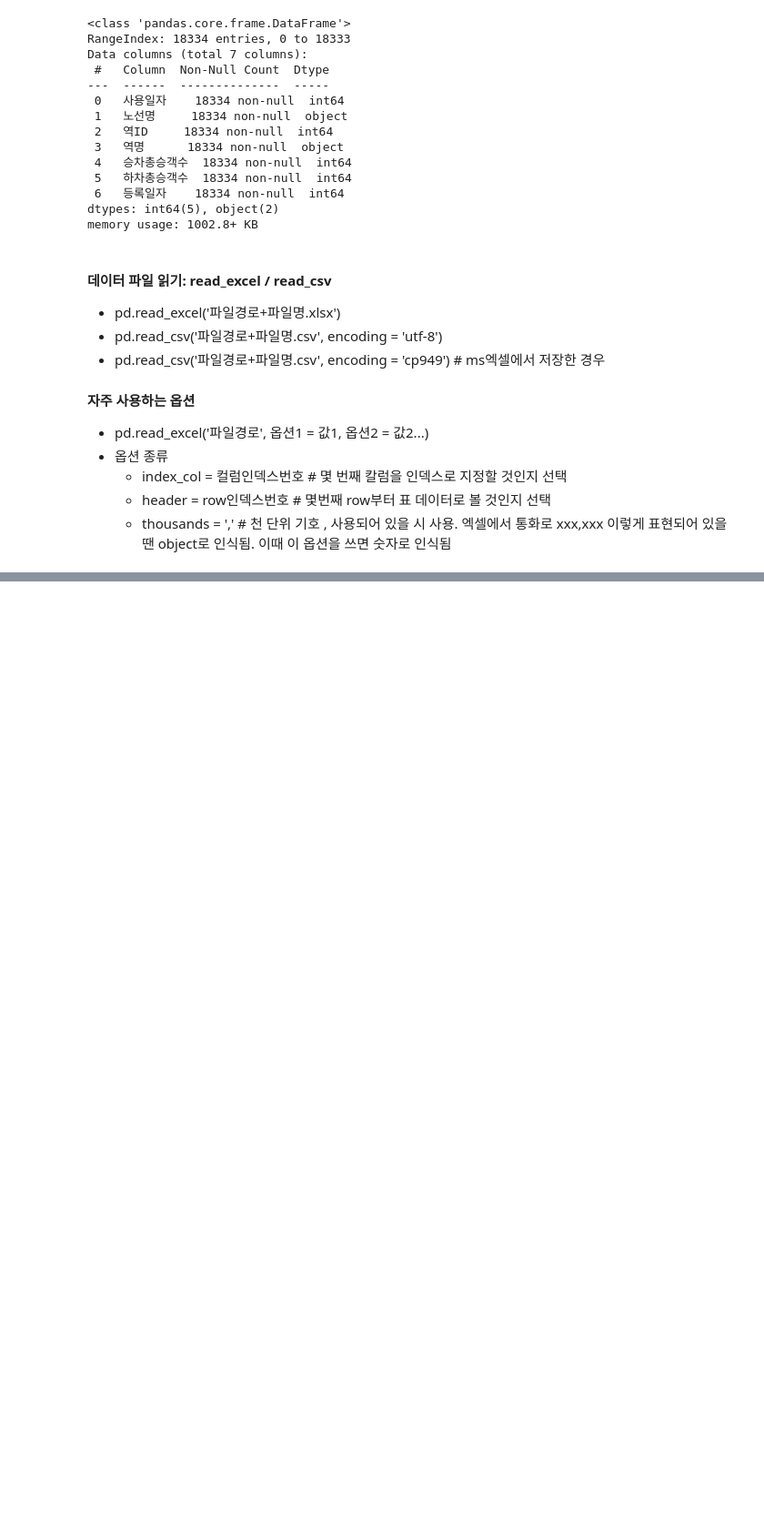
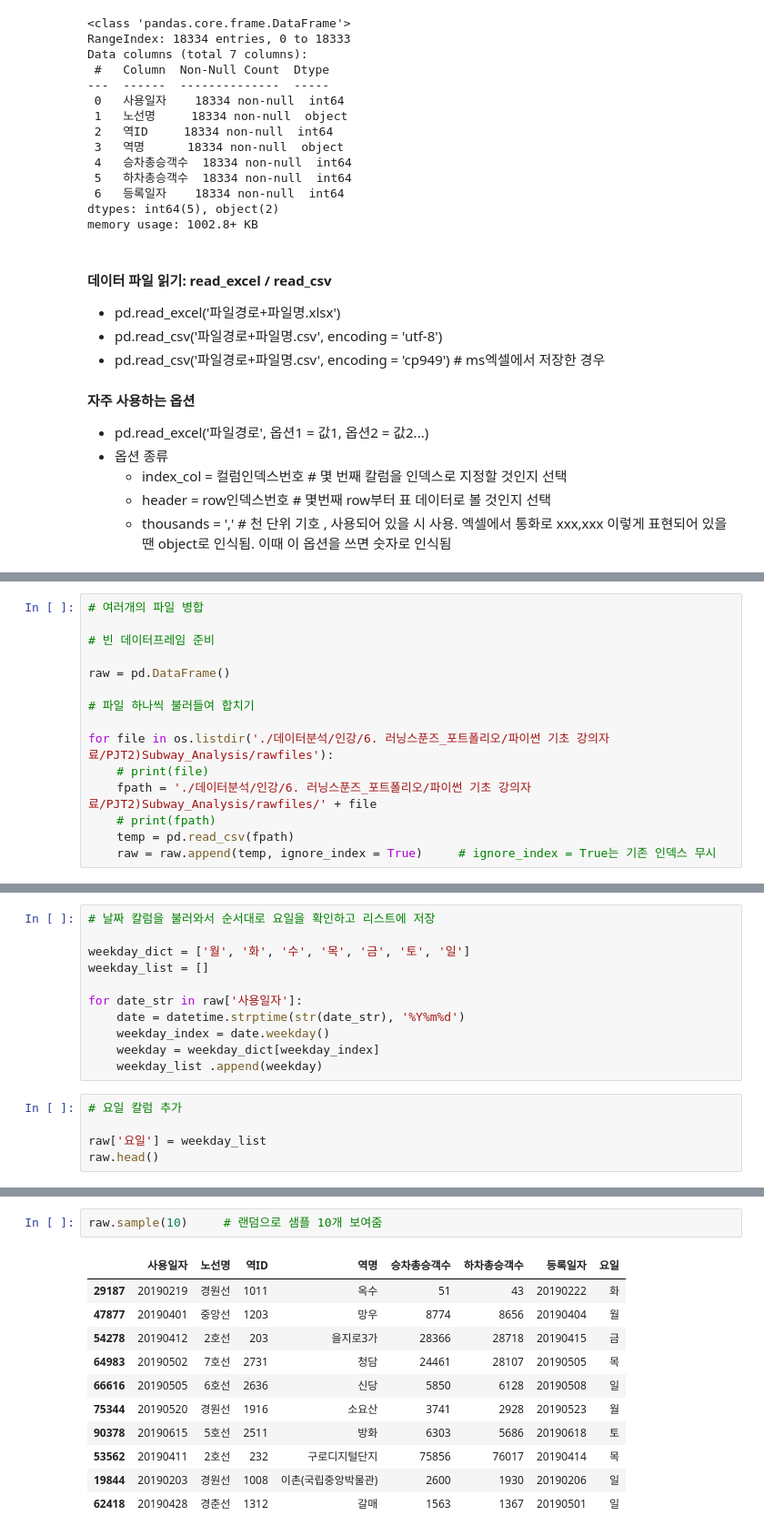
Before and after one commit to psuny1116/Project_by_lecture, a Jupyter notebook: subway analysis.ipynb, the cells around one changed output, grey strips where cells are left out. Shown at 91% size. Saved outputs shown, nothing was run; the diff lists cells and outputs as text; blank space fills up the shorter version.

```diff
--- a/subway analysis.ipynb
+++ b/subway analysis.ipynb
@@ -55,0 +109,15 @@ memory usage: 1002.8+ KB
+# %%
+# 여러개의 파일 병합
+
+# 빈 데이터프레임 준비
+
+raw = pd.DataFrame()
+
+# 파일 하나씩 불러들여 합치기
+
+for file in os.listdir('./데이터분석/인강/6. 러닝스푼즈_포트폴리오/파이썬 기초 강의자료/PJT2)Subway_Analysis/rawfiles'):
+    # print(file)
+    fpath = './데이터분석/인강/6. 러닝스푼즈_포트폴리오/파이썬 기초 강의자료/PJT2)Subway_Analysis/rawfiles/' + file
+    # print(fpath)
+    temp = pd.read_csv(fpath)
+    raw = raw.append(temp, ignore_index = True)     # ignore_index = True는 기존 인덱스 무시
@@ -55,0 +204,16 @@ memory usage: 1002.8+ KB
+# %%
+# 날짜 칼럼을 불러와서 순서대로 요일을 확인하고 리스트에 저장
+
+weekday_dict = ['월', '화', '수', '목', '금', '토', '일']
+weekday_list = []
+
+for date_str in raw['사용일자']:
+    date = datetime.strptime(str(date_str), '%Y%m%d')
+    weekday_index = date.weekday()
+    weekday = weekday_dict[weekday_index]
+    weekday_list .append(weekday)
+# %%
+# 요일 칼럼 추가
+
+raw['요일'] = weekday_list
+raw.head()
@@ -55,0 +227,14 @@ memory usage: 1002.8+ KB
+# %%
+raw.sample(10)     # 랜덤으로 샘플 10개 보여줌
+# %% [output]
+|  | 사용일자 | 노선명 | 역ID | 역명 | 승차총승객수 | 하차총승객수 | 등록일자 | 요일 |
+| 29187 | 20190219 | 경원선 | 1011 | 옥수 | 51 | 43 | 20190222 | 화 |
+| 47877 | 20190401 | 중앙선 | 1203 | 망우 | 8774 | 8656 | 20190404 | 월 |
+| 54278 | 20190412 | 2호선 | 203 | 을지로3가 | 28366 | 28718 | 20190415 | 금 |
+| 64983 | 20190502 | 7호선 | 2731 | 청담 | 24461 | 28107 | 20190505 | 목 |
+| 66616 | 20190505 | 6호선 | 2636 | 신당 | 5850 | 6128 | 20190508 | 일 |
+| 75344 | 20190520 | 경원선 | 1916 | 소요산 | 3741 | 2928 | 20190523 | 월 |
+| 90378 | 20190615 | 5호선 | 2511 | 방화 | 6303 | 5686 | 20190618 | 토 |
+| 53562 | 20190411 | 2호선 | 232 | 구로디지털단지 | 75856 | 76017 | 20190414 | 목 |
+| 19844 | 20190203 | 경원선 | 1008 | 이촌(국립중앙박물관) | 2600 | 1930 | 20190206 | 일 |
+| 62418 | 20190428 | 경춘선 | 1312 | 갈매 | 1563 | 1367 | 20190501 | 일 |
```
Also changed, not shown: parts of 24 cells of this notebook.
